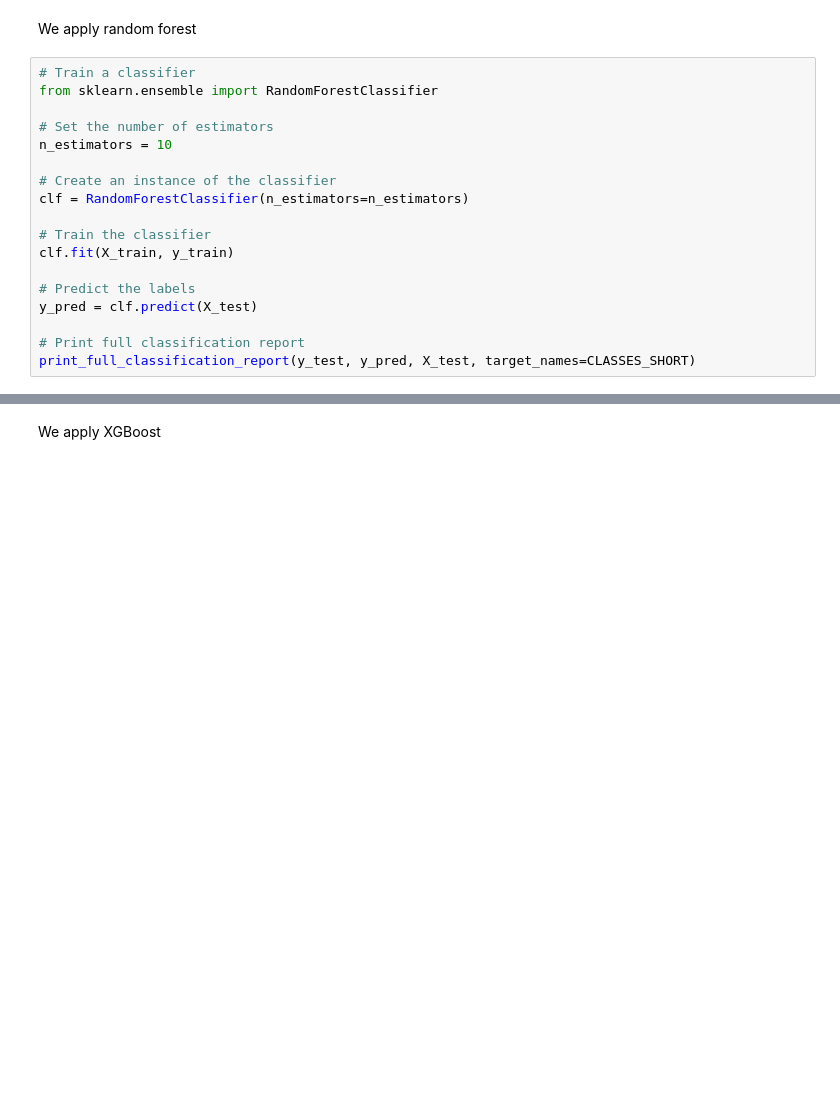
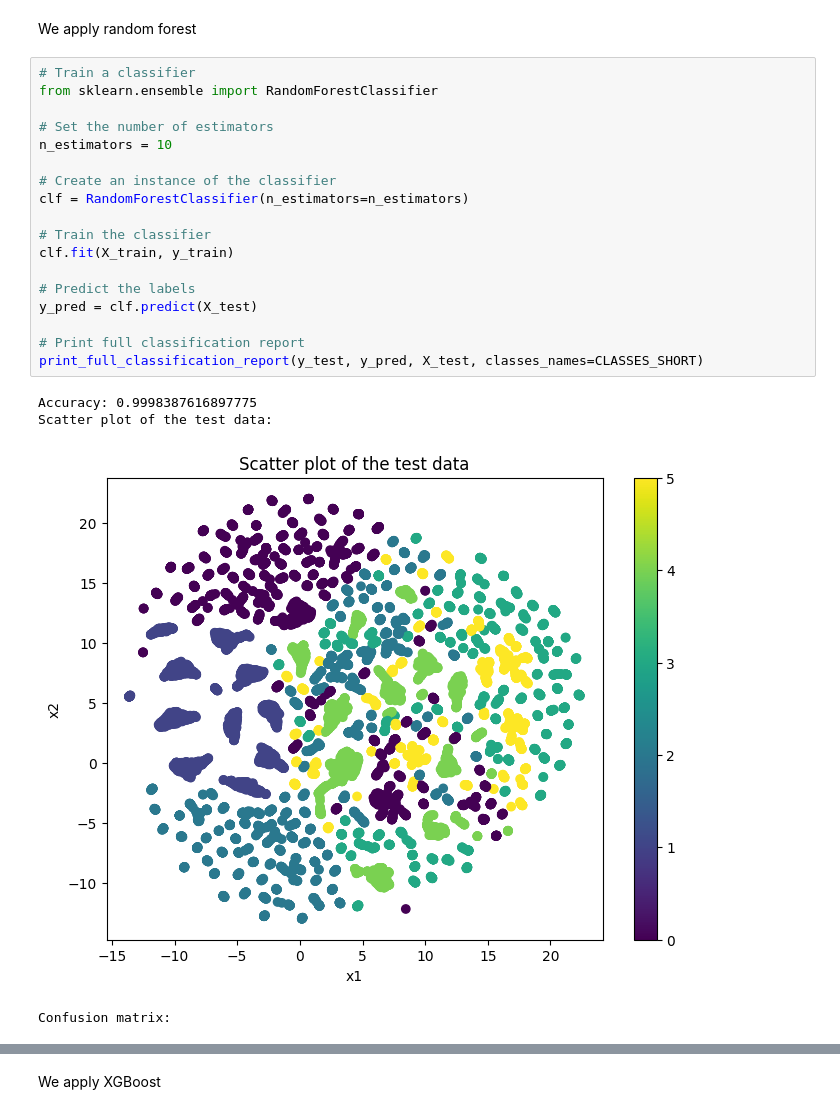
Before and after one commit to Frollamma/progetto-piccialli, a Jupyter notebook: main.ipynb, the cells around one changed output, grey strips where cells are left out. Saved outputs shown, nothing was run; the diff lists cells and outputs as text; blank space fills up the shorter version.

```diff
--- a/main.ipynb
+++ b/main.ipynb
@@ -903,18 +916,23 @@ We apply random forest
 # %%
 # Train a classifier
 from sklearn.ensemble import RandomForestClassifier
 
 # Set the number of estimators
 n_estimators = 10
 
 # Create an instance of the classifier
 clf = RandomForestClassifier(n_estimators=n_estimators)
 
 # Train the classifier
 clf.fit(X_train, y_train)
 
 # Predict the labels
 y_pred = clf.predict(X_test)
 
 # Print full classification report
-print_full_classification_report(y_test, y_pred, X_test, target_names=CLASSES_SHORT)
+print_full_classification_report(y_test, y_pred, X_test, classes_names=CLASSES_SHORT)
+# %% [output]
+Accuracy: 0.9998387616897775
+Scatter plot of the test data:
+[figure, added]
+Confusion matrix:
```
Also changed, not shown: parts of 40 cells of this notebook, 52 other files.
